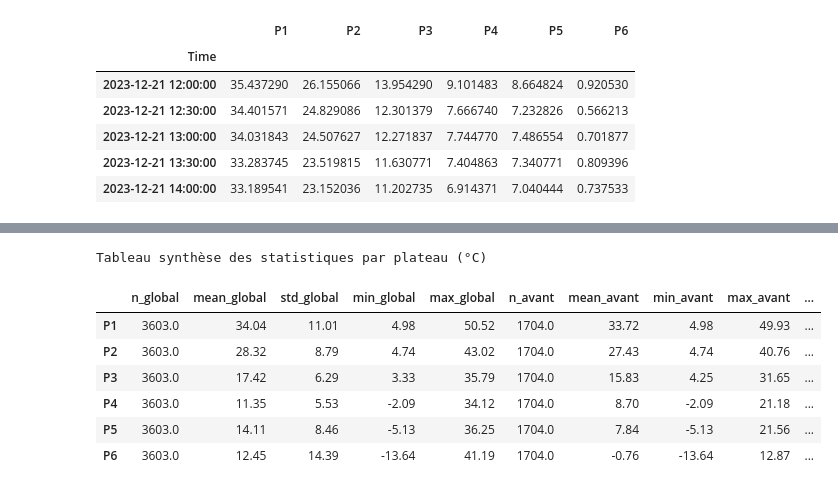
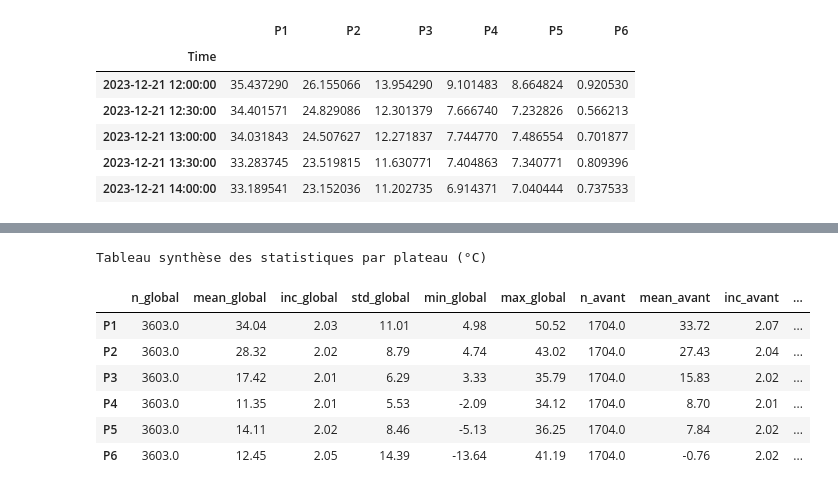
Before and after one commit to William-Boissonneault-GPH/TTHERM_postePesee, a Jupyter notebook: Analyse_donnees/notebooks/Variation_temp_P.ipynb, the cells around one changed output, grey strips where cells are left out. Cells and saved outputs as stored; diff of their text form; code cells hidden in the pictures.

```diff
--- a/Analyse_donnees/notebooks/Variation_temp_P.ipynb
+++ b/Analyse_donnees/notebooks/Variation_temp_P.ipynb
@@ -129,13 +151,24 @@ for p in df_plateaux_30min.columns:
     serie = df_plateaux_30min[p].dropna()
 
     # Profil journalier moyen sur toute la période
-    profil_journee_total = serie.groupby(serie.index.hour).mean()
+    grouper_total = serie.groupby(serie.index.hour)
+    profil_journee_total = grouper_total.mean()
+
+    # Incertitude combinée (Capteur ±2°C + IC 95% sur la moyenne)
+    sem_total = grouper_total.std() / np.sqrt(grouper_total.count())
+    inc_total = np.sqrt(2.0**2 + (1.96 * sem_total)**2)
 
     # Profil journalier moyen après le 26 janvier
     serie_apres = serie[serie.index >= date_split]
-    profil_journee_apres = serie_apres.groupby(serie_apres.index.hour).mean()
+    grouper_apres = serie_apres.groupby(serie_apres.index.hour)
+    profil_journee_apres = grouper_apres.mean()
+
+    sem_apres = grouper_apres.std() / np.sqrt(grouper_apres.count())
+    inc_apres = np.sqrt(2.0**2 + (1.96 * sem_apres)**2)
 
     plt.figure(figsize=(6, 4))
+
+    # Plot Toute la période avec bande d'incertitude
     plt.plot(
         profil_journee_total.index,
         profil_journee_total.values,
@@ -143,6 +176,12 @@ for p in df_plateaux_30min.columns:
         linewidth=1.3,
         label="Toute la période",
     )
+    plt.fill_between(profil_journee_total.index,
+                     profil_journee_total - inc_total,
+                     profil_journee_total + inc_total,
+                     color='blue', alpha=0.15)
+
+    # Plot Après 26 janv avec bande d'incertitude
     plt.plot(
         profil_journee_apres.index,
         profil_journee_apres.values,
@@ -151,6 +190,10 @@ for p in df_plateaux_30min.columns:
         linestyle="--",
         label="Après 26 janv.",
     )
+    plt.fill_between(profil_journee_apres.index,
+                     profil_journee_apres - inc_apres,
+                     profil_journee_apres + inc_apres,
+                     color='orange', alpha=0.15)
 
     plt.xlabel("Heure de la journée")
     plt.ylabel(f"Température moyenne sous {p} [°C]")
@@ -183,9 +226,13 @@ for p in df_plateaux_30min.columns:
         continue
 
     # --- Statistiques sur toute la période ---
+    sem_global = s.sem()
+    inc_global = np.sqrt(2.0**2 + (1.96 * sem_global)**2)
+
     stats_global[p] = {
         "n_global": len(s),
         "mean_global": s.mean(),
+        "inc_global": inc_global,
         "std_global":  s.std(),
         "min_global":  s.min(),
         "max_global":  s.max(),
@@ -196,48 +243,56 @@ for p in df_plateaux_30min.columns:
     s_ap = s[s.index >= date_split]
 
     # Avant 26 janvier
+    sem_avant = s_av.sem() if not s_av.empty else 0
+    inc_avant = np.sqrt(2.0**2 + (1.96 * sem_avant)**2) if not s_av.empty else 0
+
     stats_avant[p] = {
         "n_avant":   len(s_av),
         "mean_avant": s_av.mean() if not s_av.empty else float("nan"),
+        "inc_avant": inc_avant,
         "min_avant":  s_av.min()  if not s_av.empty else float("nan"),
         "max_avant":  s_av.max()  if not s_av.empty else float("nan"),
     }
 
     # Après 26 janvier
+    sem_apres = s_ap.sem() if not s_ap.empty else 0
+    inc_apres = np.sqrt(2.0**2 + (1.96 * sem_apres)**2) if not s_ap.empty else 0
+
     stats_apres[p] = {
         "n_apres":   len(s_ap),
         "mean_apres": s_ap.mean() if not s_ap.empty else float("nan"),
+        "inc_apres": inc_apres,
         "min_apres":  s_ap.min()  if not s_ap.empty else float("nan"),
         "max_apres":  s_ap.max()  if not s_ap.empty else float("nan"),
     }
 
 # Création des DataFrames individuels
 df_stats_globale = pd.DataFrame(stats_global).T
 df_stats_avant   = pd.DataFrame(stats_avant).T
 df_stats_apres   = pd.DataFrame(stats_apres).T
 
 # Fusion en un seul tableau
 df_stats = pd.concat(
     [df_stats_globale, df_stats_avant, df_stats_apres],
     axis=1
 )
 
 # Ajout des deltas après - avant (utile pour le commentaire dans le rapport)
 df_stats["delta_mean_apres_avant"] = df_stats["mean_apres"] - df_stats["mean_avant"]
 df_stats["delta_min_apres_avant"]  = df_stats["min_apres"]  - df_stats["min_avant"]
 df_stats["delta_max_apres_avant"]  = df_stats["max_apres"]  - df_stats["max_avant"]
 
 # Arrondi pour un affichage propre
 df_stats_rounded = df_stats.round(2)
 
 print("Tableau synthèse des statistiques par plateau (°C)")
 display(df_stats_rounded)
 # %% [output]
 Tableau synthèse des statistiques par plateau (°C)
-|  | n_global | mean_global | std_global | min_global | max_global | n_avant | mean_avant | min_avant | max_avant | ... |
-| P1 | 3603.0 | 34.04 | 11.01 | 4.98 | 50.52 | 1704.0 | 33.72 | 4.98 | 49.93 | ... |
-| P2 | 3603.0 | 28.32 | 8.79 | 4.74 | 43.02 | 1704.0 | 27.43 | 4.74 | 40.76 | ... |
-| P3 | 3603.0 | 17.42 | 6.29 | 3.33 | 35.79 | 1704.0 | 15.83 | 4.25 | 31.65 | ... |
-| P4 | 3603.0 | 11.35 | 5.53 | -2.09 | 34.12 | 1704.0 | 8.70 | -2.09 | 21.18 | ... |
-| P5 | 3603.0 | 14.11 | 8.46 | -5.13 | 36.25 | 1704.0 | 7.84 | -5.13 | 21.56 | ... |
-| P6 | 3603.0 | 12.45 | 14.39 | -13.64 | 41.19 | 1704.0 | -0.76 | -13.64 | 12.87 | ... |
+|  | n_global | mean_global | inc_global | std_global | min_global | max_global | n_avant | mean_avant | inc_avant | ... |
+| P1 | 3603.0 | 34.04 | 2.03 | 11.01 | 4.98 | 50.52 | 1704.0 | 33.72 | 2.07 | ... |
+| P2 | 3603.0 | 28.32 | 2.02 | 8.79 | 4.74 | 43.02 | 1704.0 | 27.43 | 2.04 | ... |
+| P3 | 3603.0 | 17.42 | 2.01 | 6.29 | 3.33 | 35.79 | 1704.0 | 15.83 | 2.02 | ... |
+| P4 | 3603.0 | 11.35 | 2.01 | 5.53 | -2.09 | 34.12 | 1704.0 | 8.70 | 2.01 | ... |
+| P5 | 3603.0 | 14.11 | 2.02 | 8.46 | -5.13 | 36.25 | 1704.0 | 7.84 | 2.02 | ... |
+| P6 | 3603.0 | 12.45 | 2.05 | 14.39 | -13.64 | 41.19 | 1704.0 | -0.76 | 2.02 | ... |
```
Also changed, not shown: parts of 3 cells of this notebook, 1 other file.
